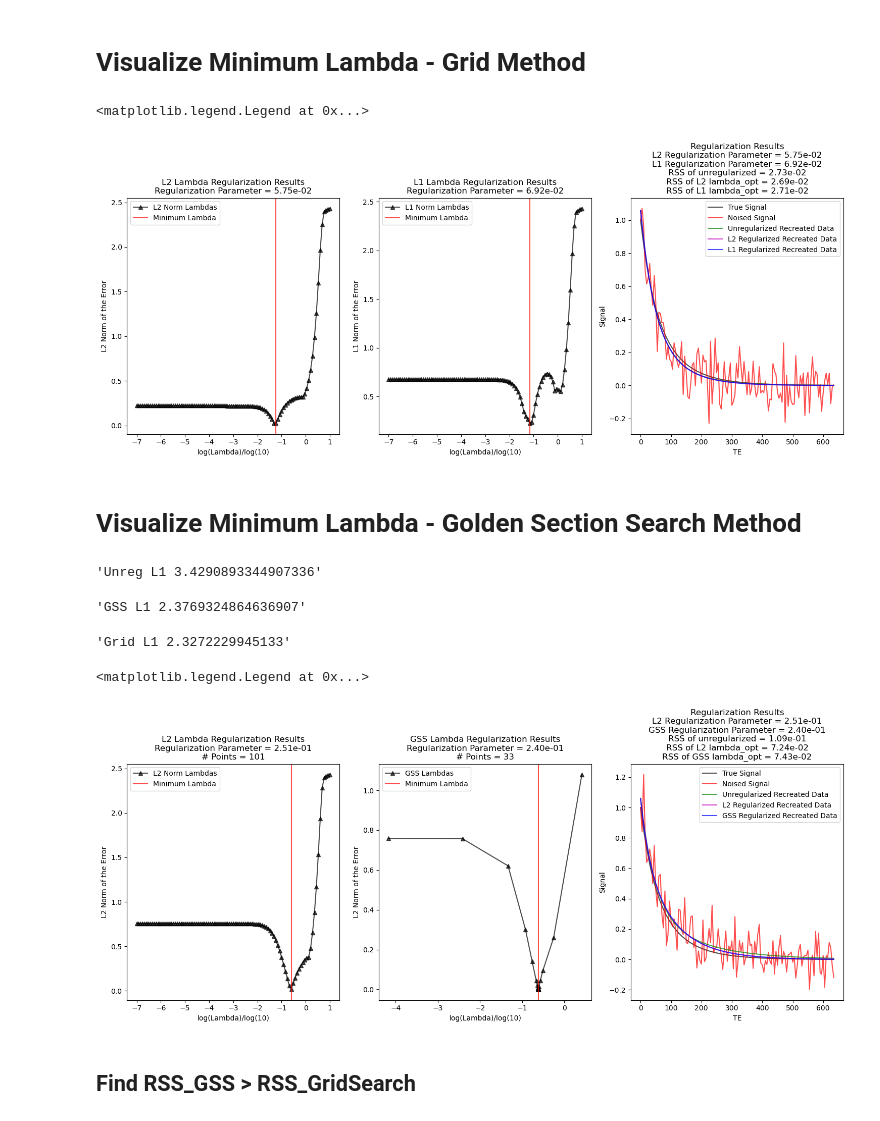
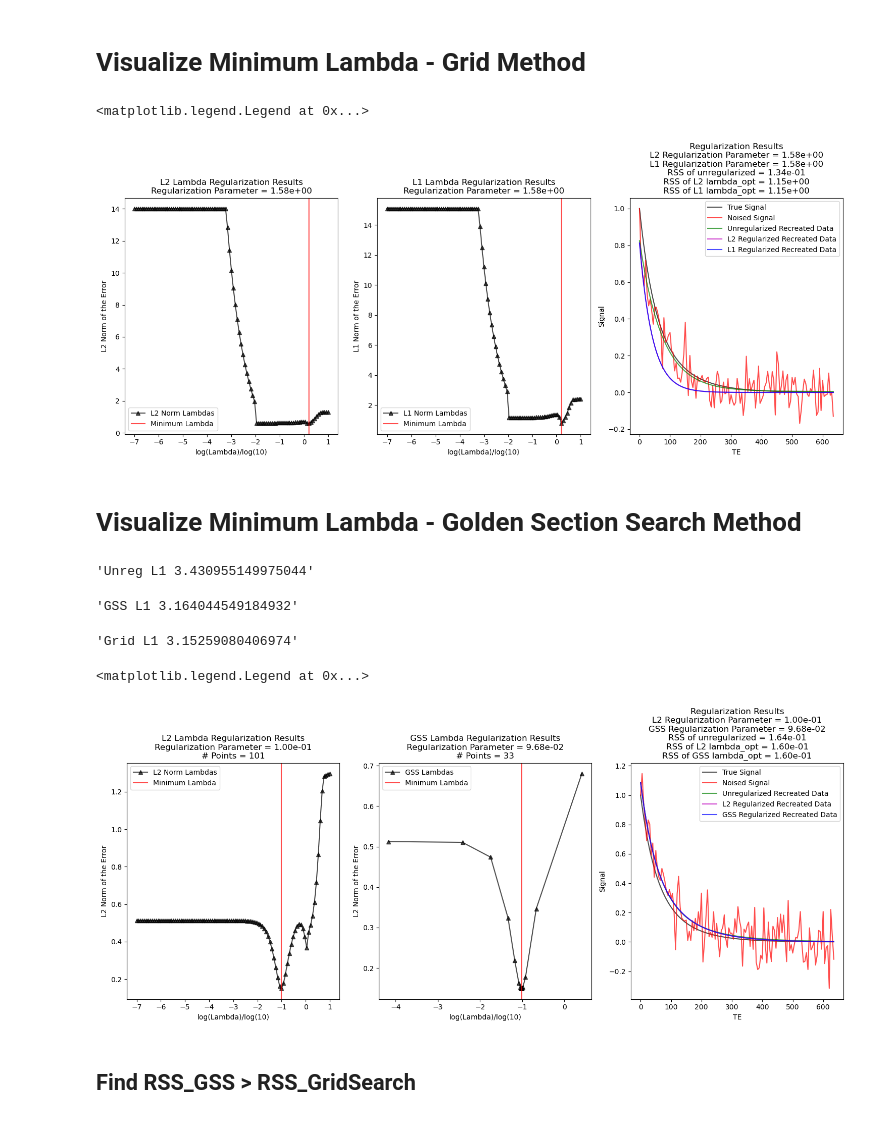
Before and after one commit to Griffin997/OptimalRegularizer, a Jupyter notebook: Generate_LambdaOpt.ipynb, the cells around one changed output. Drawn from its saved outputs; the diff is of its cells as text; code cells hidden in the pictures.

```diff
--- a/Generate_LambdaOpt.ipynb
+++ b/Generate_LambdaOpt.ipynb
@@ -128,7 +128,7 @@ def find_minLambda_omni_L2(noisey_data, c1, c2, T21, T22, lambdas = np.logspace(
     for lam in lambdas:
         est = np.array(estimate_parameters(noisey_data, lam))
         estimates.append(est)
-        error = np.linalg.norm((est-p_true).dot(agg_arr))
+        error = np.linalg.norm(agg_arr*(est-p_true))
         abs_error_list.append(error)
 
     min_error_idx = np.argmin(abs_error_list)
@@ -176,8 +176,8 @@ def find_minLambda_GSS_omni(noisey_data, c1, c2, T21, T22, tolerance = GSS_toler
     paramEstimates.append(est_low)
     paramEstimates.append(est_high)
 
-    error_low = np.linalg.norm((est_low-p_true).dot(agg_arr))
-    error_high = np.linalg.norm((est_high-p_true).dot(agg_arr))
+    error_low = np.linalg.norm(agg_arr*(est_low-p_true))
+    error_high = np.linalg.norm(agg_arr*(est_high-p_true))
 
     errorList.append(error_low)
     errorList.append(error_high)
@@ -197,7 +197,7 @@ def find_minLambda_GSS_omni(noisey_data, c1, c2, T21, T22, tolerance = GSS_toler
             paramEstimates.append(est_high)
 
             error_low = error_high
-            error_high = np.linalg.norm((est_high-p_true).dot(agg_arr))
+            error_high = np.linalg.norm(agg_arr*(est_high-p_true))
             errorList.append(error_high)
 
         else:
@@ -212,7 +212,7 @@ def find_minLambda_GSS_omni(noisey_data, c1, c2, T21, T22, tolerance = GSS_toler
             paramEstimates.append(est_low)
 
             error_high = error_low
-            error_low = np.linalg.norm((est_low-p_true).dot(agg_arr))
+            error_low = np.linalg.norm(agg_arr*(est_low-p_true))
             errorList.append(error_low)
         regionThreshold = np.abs(lam_high-lam_low)
 
@@ -411,7 +411,7 @@ ax[2].set_title('Regularization Results' + '\nL2 Regularization Parameter = ' +
 ax[2].legend()
 # %% [output]
 <matplotlib.legend.Legend at 0x...>
-[figure, old version]
+[figure, new version]
 # %% [markdown]
 # Visualize Minimum Lambda - Golden Section Search Method
 # %%
@@ -430,7 +430,7 @@ data = data/data[0]
 
 unreg_params = estimate_parameters(data, 0)
 
-opt_params, min_error_lambda, lambda_list, error_array = find_minLambda_GSS(data, c1, c2, T21, T22, lambdaB = 5)
+opt_params, min_error_lambda, lambda_list, error_array = find_minLambda_GSS_omni(data, c1, c2, T21, T22, lambdaB = 5)
 opt_params_L2, min_error_lambda_L2, error_array_L2 = find_minLambda_omni_L2(data, c1, c2, T21, T22, lambdas = lambdas_test)
 
 lamda_list_ind_sort = np.argsort(lambda_list)
@@ -465,37 +465,37 @@ fig, ax = plt.subplots(1,3,figsize=(15,6.5), tight_layout=True)
 ax[0].plot(np.log10(lambdas_test), error_array_L2, label = 'L2 Norm Lambdas', alpha = 0.7, color ='k', ls = '-', marker = '^')
 ax[0].axvline(x=np.log10(min_error_lambda_L2), label = 'Minimum Lambda', alpha = 0.7, color ='r', ls = '-')
 ax[0].set_xlabel('log(Lambda)/log(10)')
 ax[0].set_ylabel('L2 Norm of the Error')
 ax[0].set_title('L2 Lambda Regularization Results' + '\nRegularization Parameter = ' + "{:.2e}".format(min_error_lambda_L2) + '\n# Points = ' + str(np.size(lambdas_test)))
 ax[0].legend()
 
 ax[1].plot(np.log10(lambda_list_sorted), error_array_sorted, label = 'GSS Lambdas', alpha = 0.7, color ='k', ls = '-', marker = '^')
 ax[1].axvline(x=np.log10(min_error_lambda), label = 'Minimum Lambda', alpha = 0.7, color ='r', ls = '-')
 ax[1].set_xlabel('log(Lambda)/log(10)')
 ax[1].set_ylabel('L2 Norm of the Error')
 ax[1].set_title('GSS Lambda Regularization Results' + '\nRegularization Parameter = ' + "{:.2e}".format(min_error_lambda) + '\n# Points = ' + str(np.size(lambda_list_sorted)))
 ax[1].legend()
 
 
 ax[2].plot(tdata, noiseless_curve, label = 'True Signal', alpha = 0.7, color ='k', ls = '-')
 ax[2].plot(tdata, data, label = 'Noised Signal', alpha = 0.7, color ='r', ls = '-')
 ax[2].plot(tdata, unreg_curve, label = 'Unregularized Recreated Data', alpha = 0.7, color ='g', ls = '-')
 ax[2].plot(tdata, recreated_curve_L2, label = 'L2 Regularized Recreated Data', alpha = 0.7, color ='m', ls = '-')
 ax[2].plot(tdata, recreated_curve, label = 'GSS Regularized Recreated Data', alpha = 0.7, color ='b', ls = '-')
 ax[2].set_xlabel('TE')
 ax[2].set_ylabel('Signal')
 ax[2].set_title('Regularization Results' + '\nL2 Regularization Parameter = ' + "{:.2e}".format(min_error_lambda_L2) +
     '\nGSS Regularization Parameter = ' + "{:.2e}".format(min_error_lambda) +
     '\nRSS of unregularized = ' + "{:.2e}".format(unreg_RSS) +
     '\nRSS of L2 lambda_opt = ' + "{:.2e}".format(recreated_RSS_L2) +
     '\nRSS of GSS lambda_opt = ' + "{:.2e}".format(recreated_RSS))
 ax[2].legend()
 # %% [output]
-'Unreg L1 3.4290893344907336'
+'Unreg L1 3.430955149975044'
-'GSS L1 2.3769324864636907'
+'GSS L1 3.164044549184932'
-'Grid L1 2.3272229945133'
+'Grid L1 3.15259080406974'
 <matplotlib.legend.Legend at 0x...>
-[figure, old version]
+[figure, new version]
 # %% [markdown]
 ## Find RSS_GSS > RSS_GridSearch
 # %%
```
Also changed, not shown: parts of 3 cells of this notebook.
